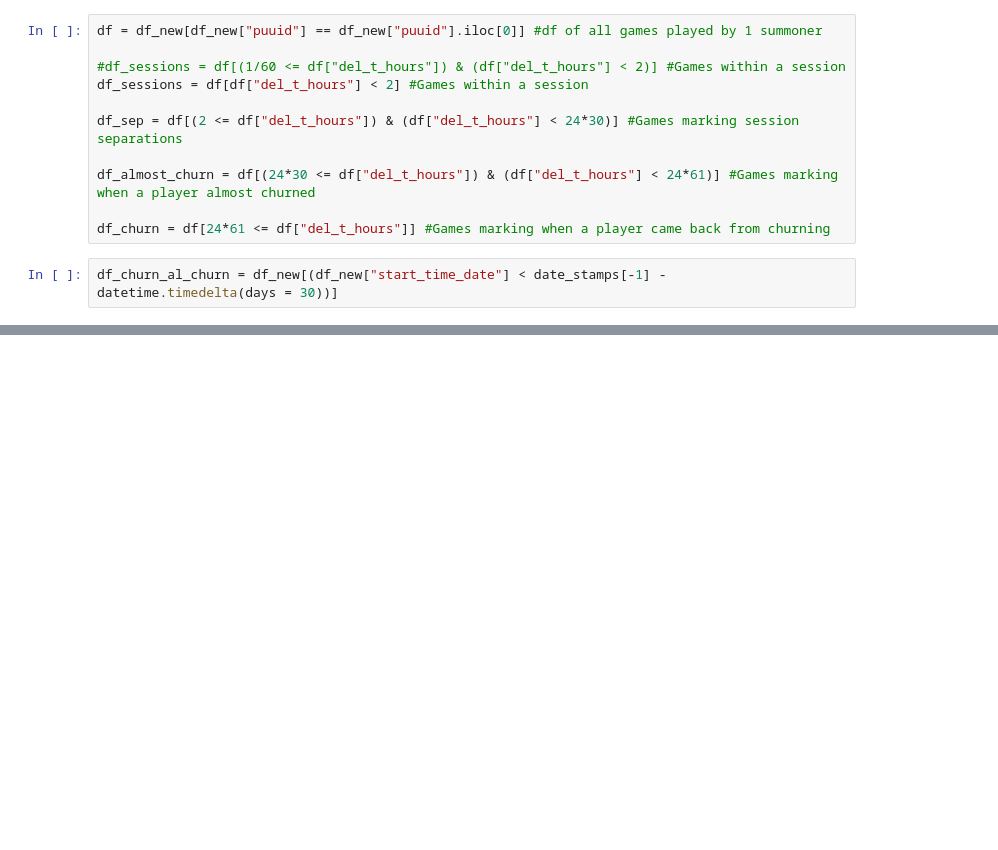
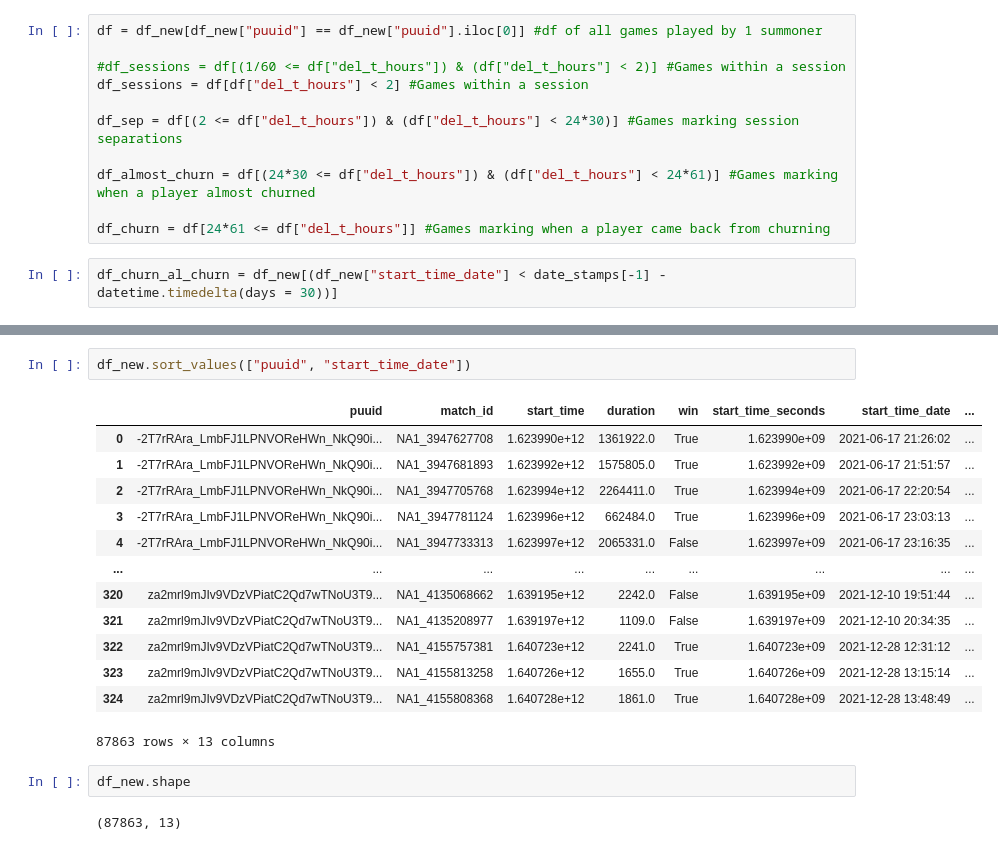
Before and after one commit to GitErickL/Summoner_Churn_Rate, a Jupyter notebook: Lol_Player_Churn_Rate_Analysis.ipynb, the cells around one changed output, grey strips where cells are left out. Cells and saved outputs as stored; diff of their text form; blank space fills up the shorter version.

```diff
--- a/Lol_Player_Churn_Rate_Analysis.ipynb
+++ b/Lol_Player_Churn_Rate_Analysis.ipynb
@@ -833,0 +867,20 @@ for puuid in puuids:
+# %%
+df_new.sort_values(["puuid", "start_time_date"])
+# %% [output]
+|  | puuid | match_id | start_time | duration | win | start_time_seconds | start_time_date | ... |
+| 0 | -2T7rRAra_LmbFJ1LPNVOReHWn_NkQ90i... | NA1_3947627708 | 1.623990e+12 | 1361922.0 | True | 1.623990e+09 | 2021-06-17 21:26:02 | ... |
+| 1 | -2T7rRAra_LmbFJ1LPNVOReHWn_NkQ90i... | NA1_3947681893 | 1.623992e+12 | 1575805.0 | True | 1.623992e+09 | 2021-06-17 21:51:57 | ... |
+| 2 | -2T7rRAra_LmbFJ1LPNVOReHWn_NkQ90i... | NA1_3947705768 | 1.623994e+12 | 2264411.0 | True | 1.623994e+09 | 2021-06-17 22:20:54 | ... |
+| 3 | -2T7rRAra_LmbFJ1LPNVOReHWn_NkQ90i... | NA1_3947781124 | 1.623996e+12 | 662484.0 | True | 1.623996e+09 | 2021-06-17 23:03:13 | ... |
+| 4 | -2T7rRAra_LmbFJ1LPNVOReHWn_NkQ90i... | NA1_3947733313 | 1.623997e+12 | 2065331.0 | False | 1.623997e+09 | 2021-06-17 23:16:35 | ... |
+| ... | ... | ... | ... | ... | ... | ... | ... | ... |
+| 320 | za2mrl9mJIv9VDzVPiatC2Qd7wTNoU3T9... | NA1_4135068662 | 1.639195e+12 | 2242.0 | False | 1.639195e+09 | 2021-12-10 19:51:44 | ... |
+| 321 | za2mrl9mJIv9VDzVPiatC2Qd7wTNoU3T9... | NA1_4135208977 | 1.639197e+12 | 1109.0 | False | 1.639197e+09 | 2021-12-10 20:34:35 | ... |
+| 322 | za2mrl9mJIv9VDzVPiatC2Qd7wTNoU3T9... | NA1_4155757381 | 1.640723e+12 | 2241.0 | True | 1.640723e+09 | 2021-12-28 12:31:12 | ... |
+| 323 | za2mrl9mJIv9VDzVPiatC2Qd7wTNoU3T9... | NA1_4155813258 | 1.640726e+12 | 1655.0 | True | 1.640726e+09 | 2021-12-28 13:15:14 | ... |
+| 324 | za2mrl9mJIv9VDzVPiatC2Qd7wTNoU3T9... | NA1_4155808368 | 1.640728e+12 | 1861.0 | True | 1.640728e+09 | 2021-12-28 13:48:49 | ... |
+87863 rows × 13 columns
+# %%
+df_new.shape
+# %% [output]
+(87863, 13)
```
Also changed, not shown: parts of 8 cells of this notebook.
